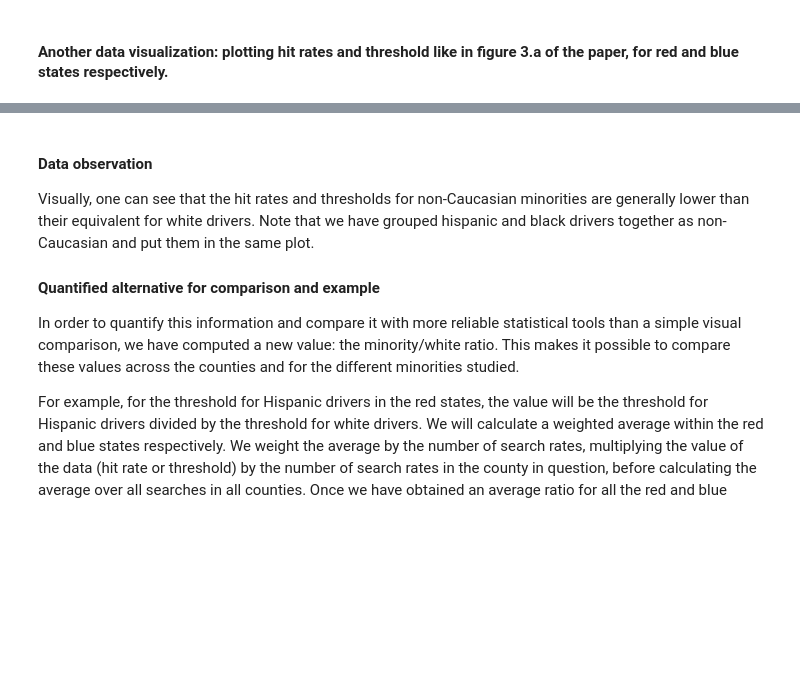
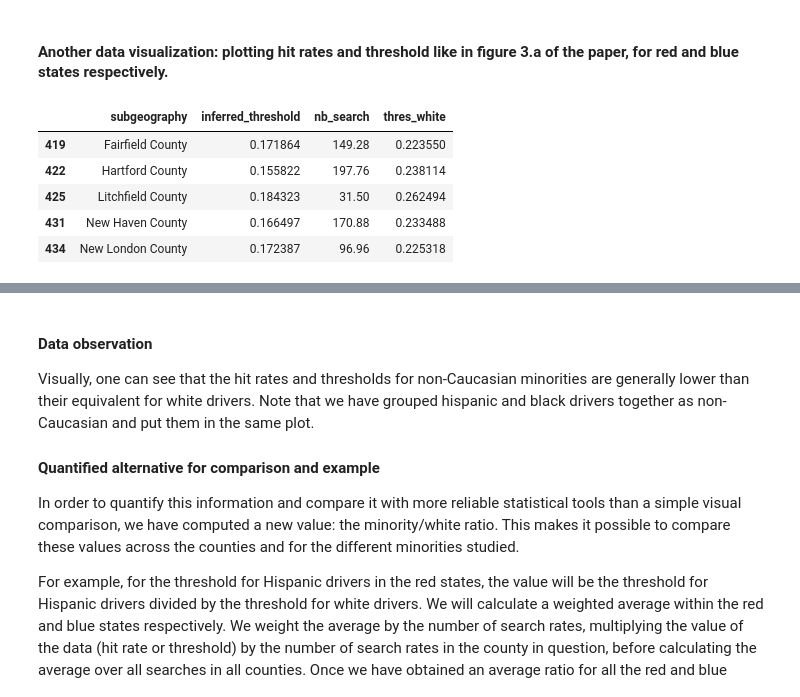
Before and after one commit to epfl-ada/ada-2020-project-milestone-p3-p3_halouma, a Jupyter notebook: extension.ipynb, the cells around one changed output, grey strips where cells are left out. Saved outputs shown, nothing was run; the diff lists cells and outputs as text; code cells hidden in the pictures; blank space fills up the shorter version.

```diff
--- a/extension.ipynb
+++ b/extension.ipynb
@@ -192,33 +192,41 @@ hit_hisp_red = hisp_red[['subgeography', 'hit_rate', 'nb_search']]
 white_red = white_red.set_index(hit_hisp_red.index)
 hit_hisp_red['hit_white'] = white_red['hit_rate']
 
 thres_hisp_red = hisp_red[['subgeography', 'inferred_threshold', 'nb_search']]
 thres_hisp_red['thres_white'] = white_red['inferred_threshold']
 
 hit_nc_red = pd.concat([hit_black_red, hit_hisp_red])
 thres_nc_red = pd.concat([thres_black_red, thres_hisp_red])
 
 ##blue states
 black_blue = blue[blue['subject_race'].str.contains('black')]
 white_blue = blue[blue['subject_race'].str.contains('white')]
 hisp_blue  = blue[blue['subject_race'].str.contains('hispanic')]
 
 hit_black_blue = black_blue[['subgeography', 'hit_rate', 'nb_search']]
 white_blue = white_blue.set_index(hit_black_blue.index)
 hit_black_blue['hit_white'] = white_blue['hit_rate']
 
 thres_black_blue = black_blue[['subgeography', 'inferred_threshold', 'nb_search']]
 thres_black_blue['thres_white'] = white_blue['inferred_threshold']
 
 hit_hisp_blue = hisp_blue[['subgeography', 'hit_rate', 'nb_search']]
 white_blue = white_blue.set_index(hit_hisp_blue.index)
 hit_hisp_blue['hit_white'] = white_blue['hit_rate']
 
 thres_hisp_blue = hisp_blue[['subgeography', 'inferred_threshold', 'nb_search']]
 thres_hisp_blue['thres_white'] = white_blue['inferred_threshold']
 
 hit_nc_blue = pd.concat([hit_black_blue, hit_hisp_blue])
 thres_nc_blue = pd.concat([thres_black_blue, thres_hisp_blue])
+thres_nc_blue.head()
+# %% [output]
+|  | subgeography | inferred_threshold | nb_search | thres_white |
+| 419 | Fairfield County | 0.171864 | 149.28 | 0.223550 |
+| 422 | Hartford County | 0.155822 | 197.76 | 0.238114 |
+| 425 | Litchfield County | 0.184323 | 31.50 | 0.262494 |
+| 431 | New Haven County | 0.166497 | 170.88 | 0.233488 |
+| 434 | New London County | 0.172387 | 96.96 | 0.225318 |
 # %%
 fig, ax = plt.subplots(1,2,figsize=(14,7))
 
```
Also changed, not shown: parts of 5 cells of this notebook.
